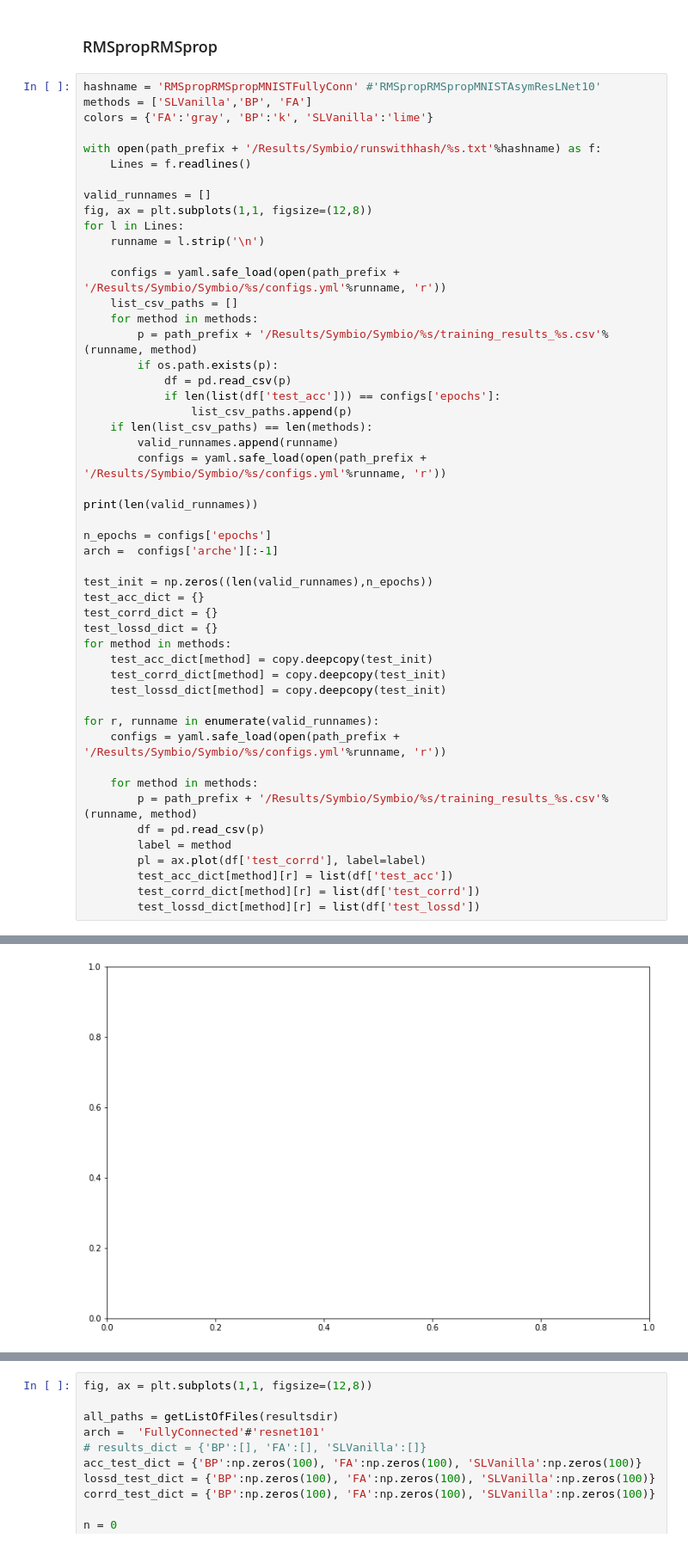
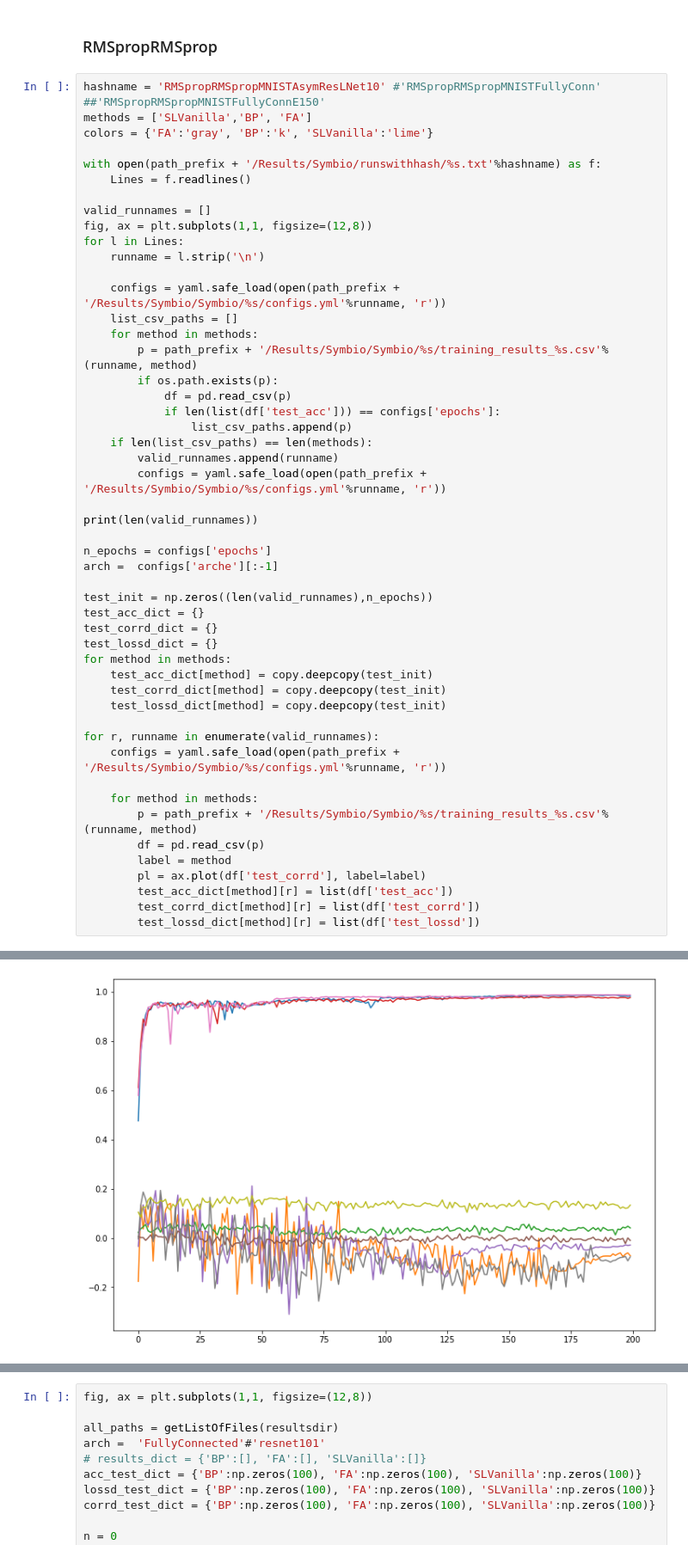
Before and after one commit to toosi/Feedback_Feedforward_Alignment, a Jupyter notebook: generate_figures_draft.ipynb, the cells around one changed output, grey strips where cells are left out. Shown at 86% size. Cells and saved outputs as stored; diff of their text form.

```diff
--- a/generate_figures_draft.ipynb
+++ b/generate_figures_draft.ipynb
@@ -46,7 +46,7 @@ all_paths = getListOfFiles(resultsdir)
 # %% [markdown]
 ### RMSpropRMSprop
 # %%
-hashname = 'RMSpropRMSpropMNISTFullyConn' #'RMSpropRMSpropMNISTAsymResLNet10'
+hashname = 'RMSpropRMSpropMNISTAsymResLNet10' #'RMSpropRMSpropMNISTFullyConn' ##'RMSpropRMSpropMNISTFullyConnE150'
 methods = ['SLVanilla','BP', 'FA']
 colors = {'FA':'gray', 'BP':'k', 'SLVanilla':'lime'}
 
@@ -100,4 +100,4 @@ for r, runname in enumerate(valid_runnames):
-[figure, old version]
+[figure, new version]
 # %%
 fig, ax = plt.subplots(1,1, figsize=(5,3.5))
 measure = test_acc_dict
```
Also changed, not shown: parts of 6 cells of this notebook, 3 other files.
